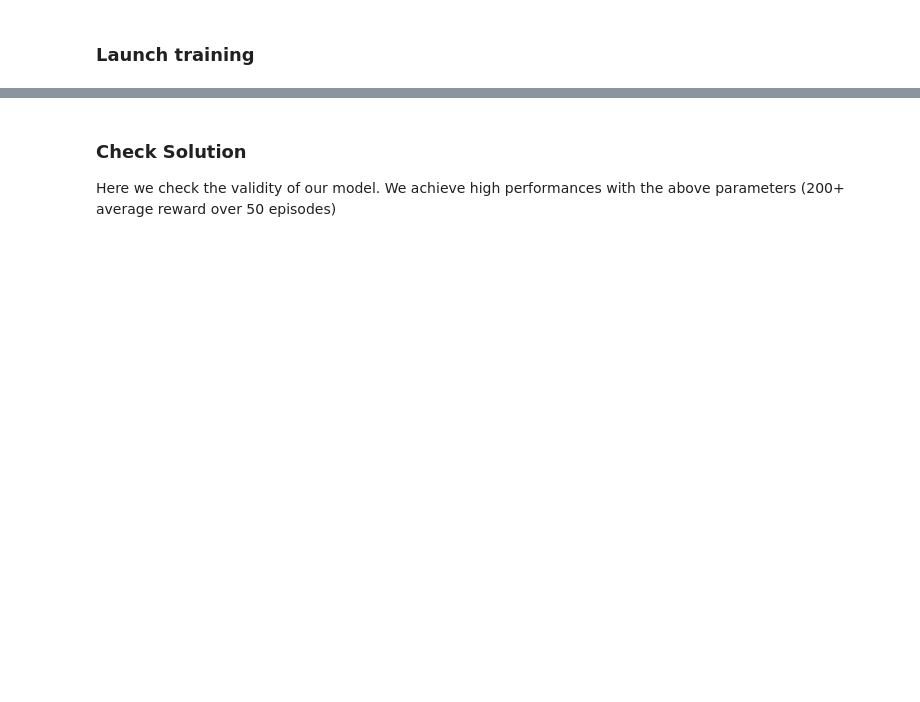
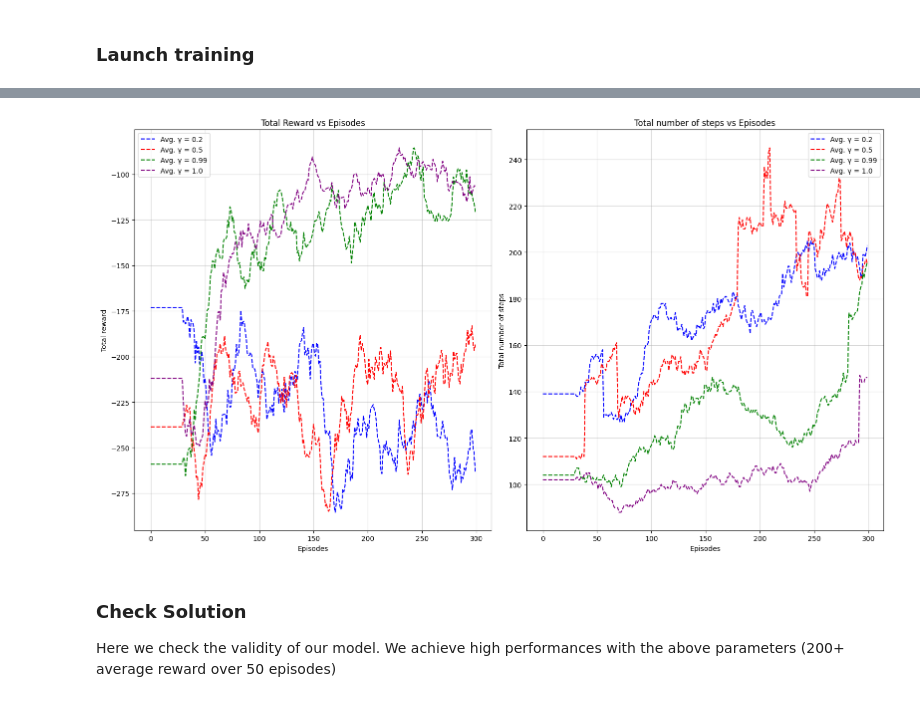
Before and after one commit to ClementLptr/LunarLander-RL-Project, a Jupyter notebook: PPO solution Cyrielle.ipynb, the cells around one changed output, grey strips where cells are left out. Drawn from its saved outputs; the diff is of its cells as text; code cells hidden in the pictures; blank space fills up the shorter version.

```diff
--- a/PPO solution Cyrielle.ipynb
+++ b/PPO solution Cyrielle.ipynb
@@ -270,0 +342,26 @@ plt.show()
+# %%
+# compare discount factrs
+def compareDiscountFactors():
+    """
+    compareDiscountFactors function to compare Lunar Lander agent training with different discount factors.
+    """
+    try:
+        # List of discount factors to compare
+        discount_factors = [0.2, 0.5, 0.99, 1.0]
+
+        # Train multiple models with different discount factors
+        training_results = []
+        for gamma in discount_factors:
+            print(f"Training with discount factor γ = {gamma}")
+            episode_rewards, episode_steps = train_lunar_lander(
+                discount_factor=gamma,
+                num_episodes=300  # Reduced for faster comparison
+            )
+            training_results.append((episode_rewards, episode_steps, gamma))
+
+    except Exception as e:
+        print(f"An error occurred during training: {e}")
+    return training_results
+
+training_results = compareDiscountFactors()
+print('Training and comparison completed successfully.')
@@ -271,3 +374,7 @@ plt.show()
+# %%
+plot_multiple_training_results(training_results)
+# %% [output]
+[figure, added]
 # %% [markdown]
 ### Check Solution
 
```
Also changed, not shown: parts of 12 cells of this notebook, 1 other file.
